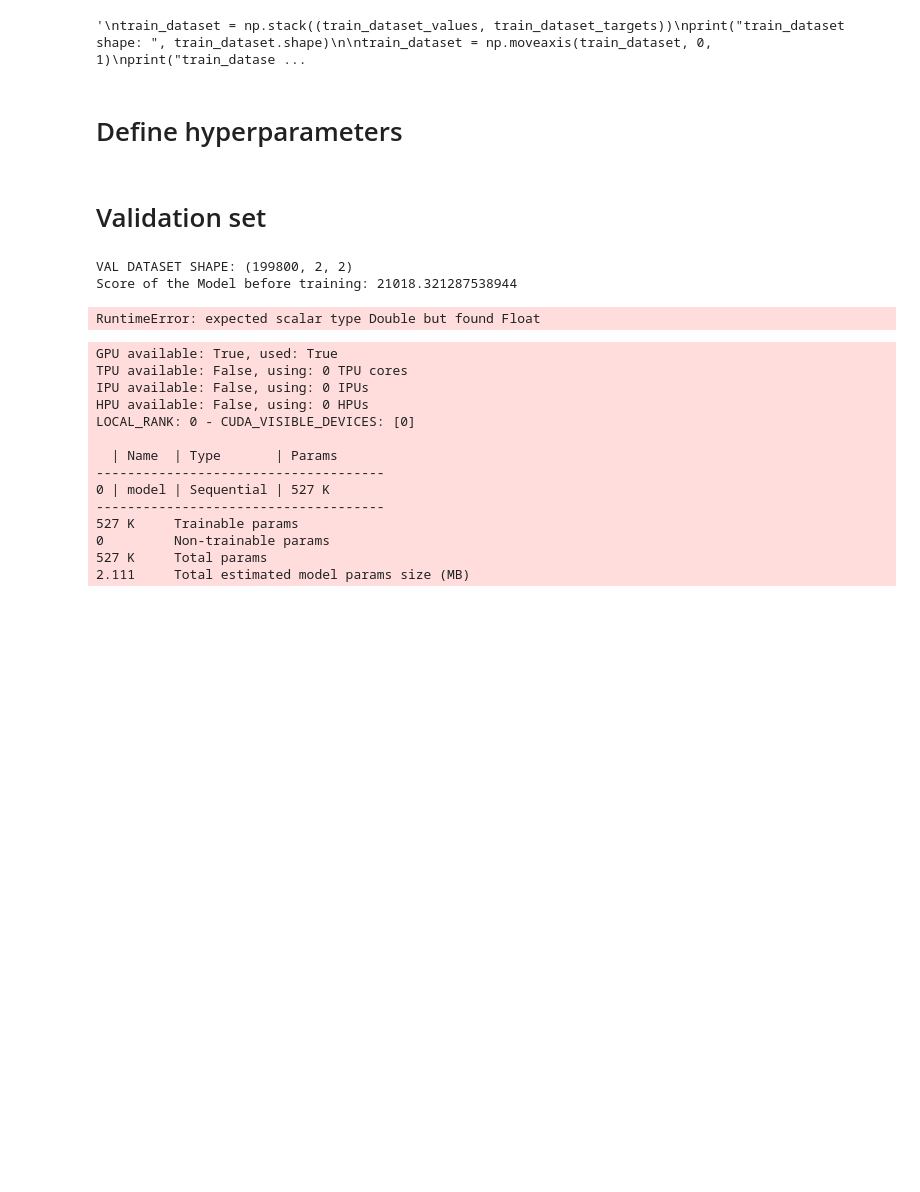
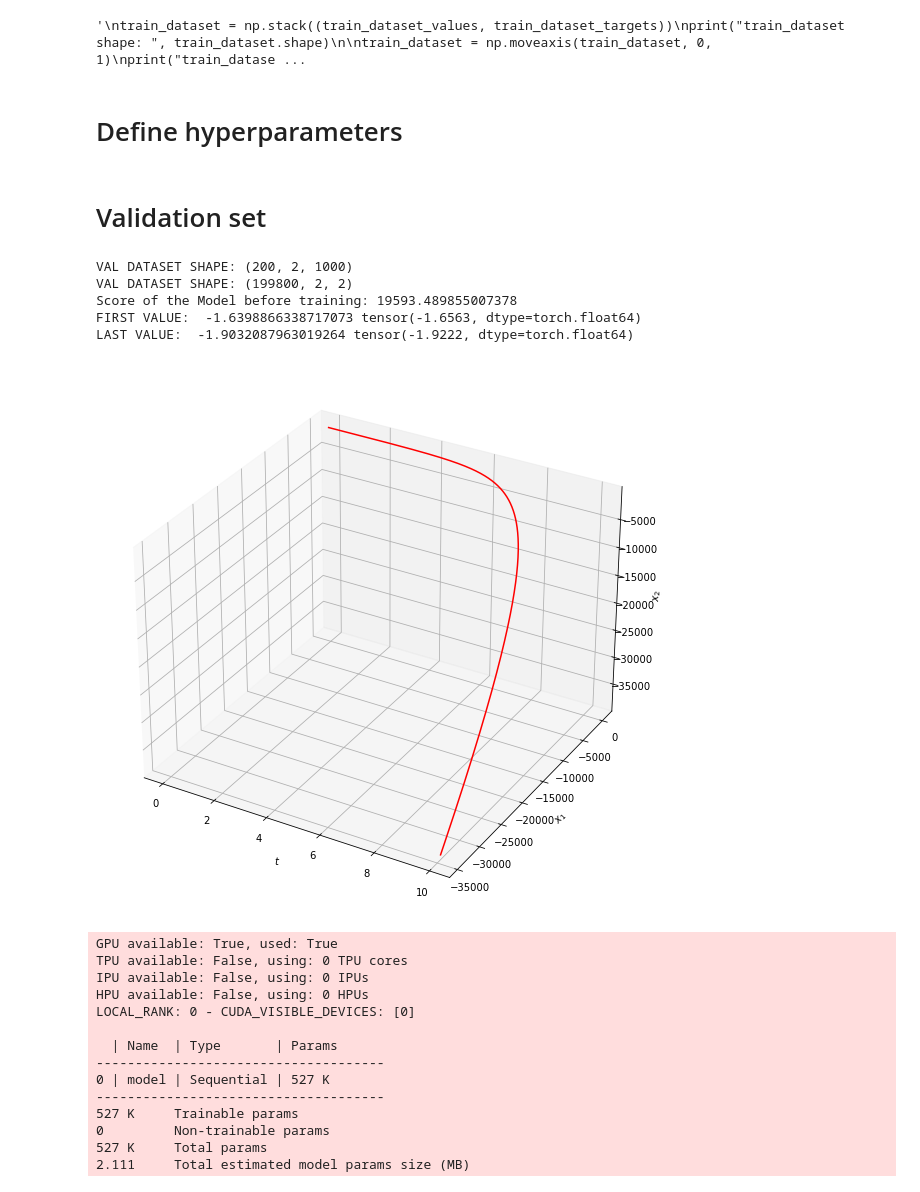
Before and after one commit to mlcms-SS22-Group-A/mlcms-SS22-Group-A, a Jupyter notebook: Euler.ipynb, the cells around one changed output. Drawn from its saved outputs; the diff is of its cells as text; code cells hidden in the pictures; blank space fills up the shorter version.

```diff
--- a/Euler.ipynb
+++ b/Euler.ipynb
@@ -163,12 +144,15 @@ for start_position in start_positions:
 
 validation_dataset_values = np.array(sols)
 
+print("VAL DATASET SHAPE:", validation_dataset_values.shape)
+
 validation_dataset_targets = np.delete(validation_dataset_values, (0), axis=-1)
 validation_dataset_values = np.delete(validation_dataset_values, (-1), axis=-1)
 
 validation_dataset_values = np.moveaxis(validation_dataset_values, 1, -1).reshape((validation_dataset_values.shape[0] * validation_dataset_values.shape[2], 2))
 
 validation_dataset_targets = np.moveaxis(validation_dataset_targets, 1, -1).reshape((validation_dataset_targets.shape[0] * validation_dataset_targets.shape[2], 2))
+
 
 validation_dataset = np.stack((validation_dataset_values, validation_dataset_targets))
 
@@ -198,7 +182,7 @@ def evaluate_model(model, dataset):
 
         pred = model.forward(pos.float()).to(device)
 
-        loss += criterion(pred, pos_target.float()).item()
+        loss += criterion(pred.float(), pos_target.float()).item()
     return 1.0 / (2 * (loss/len(dataloader)))
 
 
@@ -208,40 +192,46 @@ def recreate_trajectory(model, start_position, t_start, t_end, delta_t):
     """
     trajectory = [start_position]
     last_traj = torch.tensor(start_position)
 
     last_traj = last_traj.to(device)
 
     t0 = t_start
-    while t0 <= t_end:
-        last_traj = last_traj + delta_t * model(last_traj)
-        trajectory.append(last_traj)
+    while t0 < t_end - delta_t:
+        last_traj = last_traj + delta_t * model(last_traj.float())
+        trajectory.append(last_traj.cpu().detach())
 
         t0 += delta_t
 
-    return trajectory
+    return np.array(trajectory)
 
 
 print("Score of the Model before training:", evaluate_model(model, validation_dataset))
 
 # plot the first one
 recreation = recreate_trajectory(model, start_positions[0], t_eval[0], t_eval[-1], delta_t)
-recreation = np.array(recreation)
+
+# unzip the list
+recreation = [[i for i, j in recreation],
+                 [j for i, j in recreation]]
 
 fig = plt.figure(figsize=(10, 10))
 ax0 = plt.axes(projection="3d")
 ax0.plot(t_eval, recreation[0], recreation[1], label=r"Trajectory with starting point $(-3, -3)$", color="r")
 
 ax0.set_xlabel(r"$t$")
 ax0.set_ylabel(r"$x_1$")
 ax0.set_zlabel(r"$x_2$")
 
 
 print("FIRST VALUE: ", recreation[0][0], recreation[0][1])
 print("LAST VALUE: ", recreation[-1][0], recreation[-1][1])
 # %% [output]
+VAL DATASET SHAPE: (200, 2, 1000)
 VAL DATASET SHAPE: (199800, 2, 2)
-Score of the Model before training: 21018.321287538944
+Score of the Model before training: 19593.489855007378
+FIRST VALUE:  -1.6398866338717073 tensor(-1.6563, dtype=torch.float64)
+LAST VALUE:  -1.9032087963019264 tensor(-1.9222, dtype=torch.float64)
-RuntimeError: expected scalar type Double but found Float
+[figure, added]
 # %%
 train_dataloader = torch.utils.data.DataLoader(train_dataset,
                                          shuffle=False,
```
Also changed, not shown: parts of 11 cells of this notebook, 1 other file.
